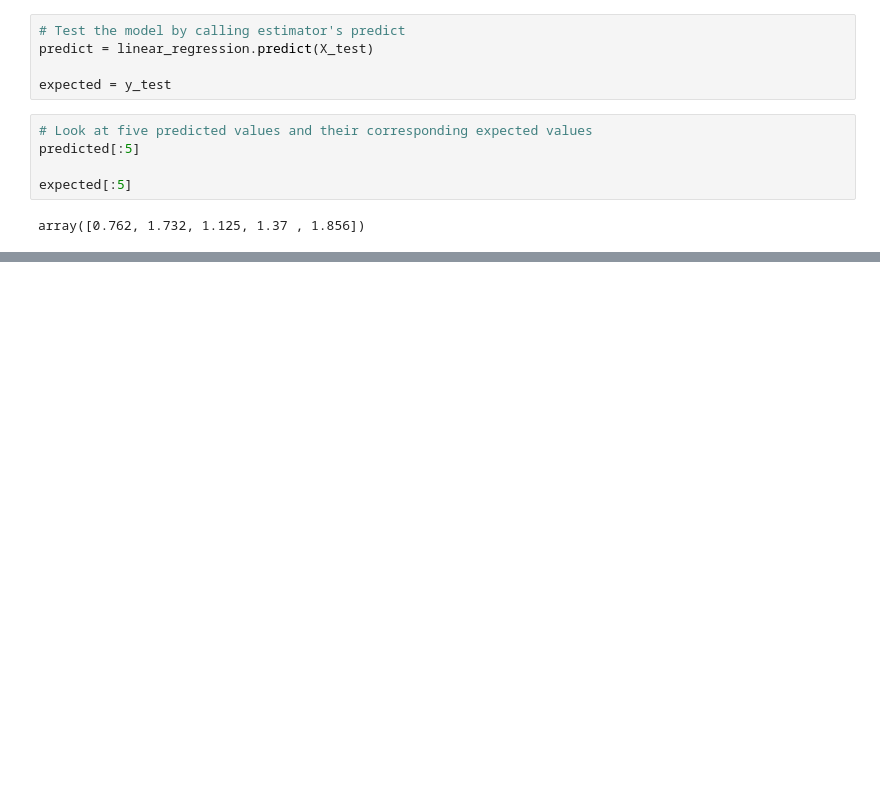
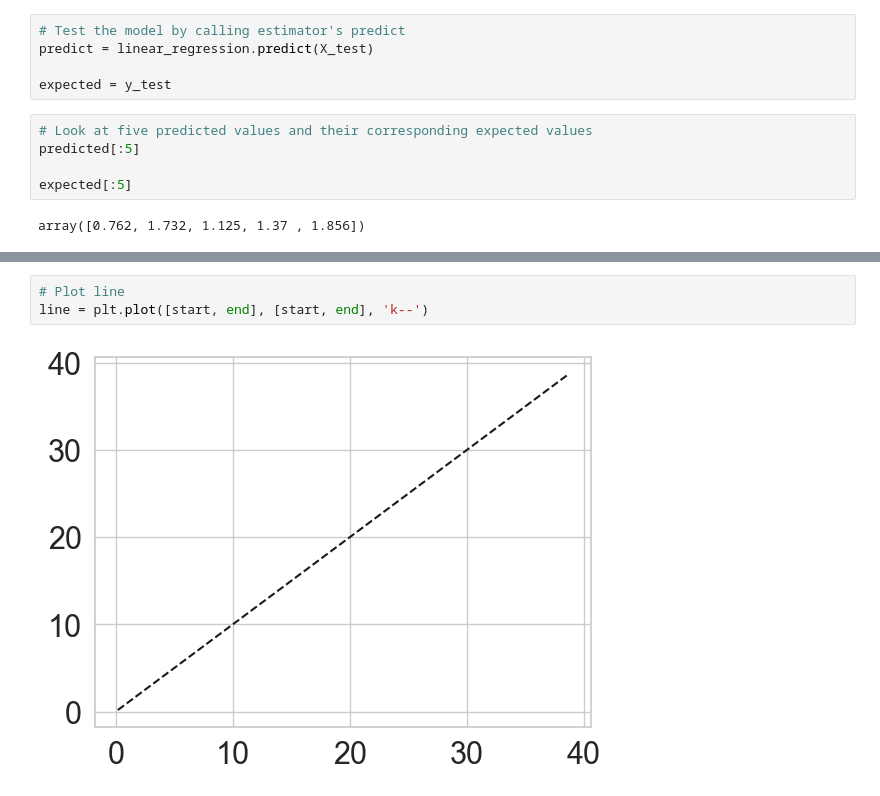
Before and after one commit to Crusoe22/datafun-07-applied, a Jupyter notebook: nolan_ml.ipynb, the cells around one changed output, grey strips where cells are left out. Cells and saved outputs as stored; diff of their text form; blank space fills up the shorter version.

```diff
--- a/nolan_ml.ipynb
+++ b/nolan_ml.ipynb
@@ -369,0 +397,5 @@ array([0.762, 1.732, 1.125, 1.37 , 1.856])
+# %%
+# Plot line
+line = plt.plot([start, end], [start, end], 'k--')
+# %% [output]
+[figure, added]
```
Also changed, not shown: parts of 4 cells of this notebook.
